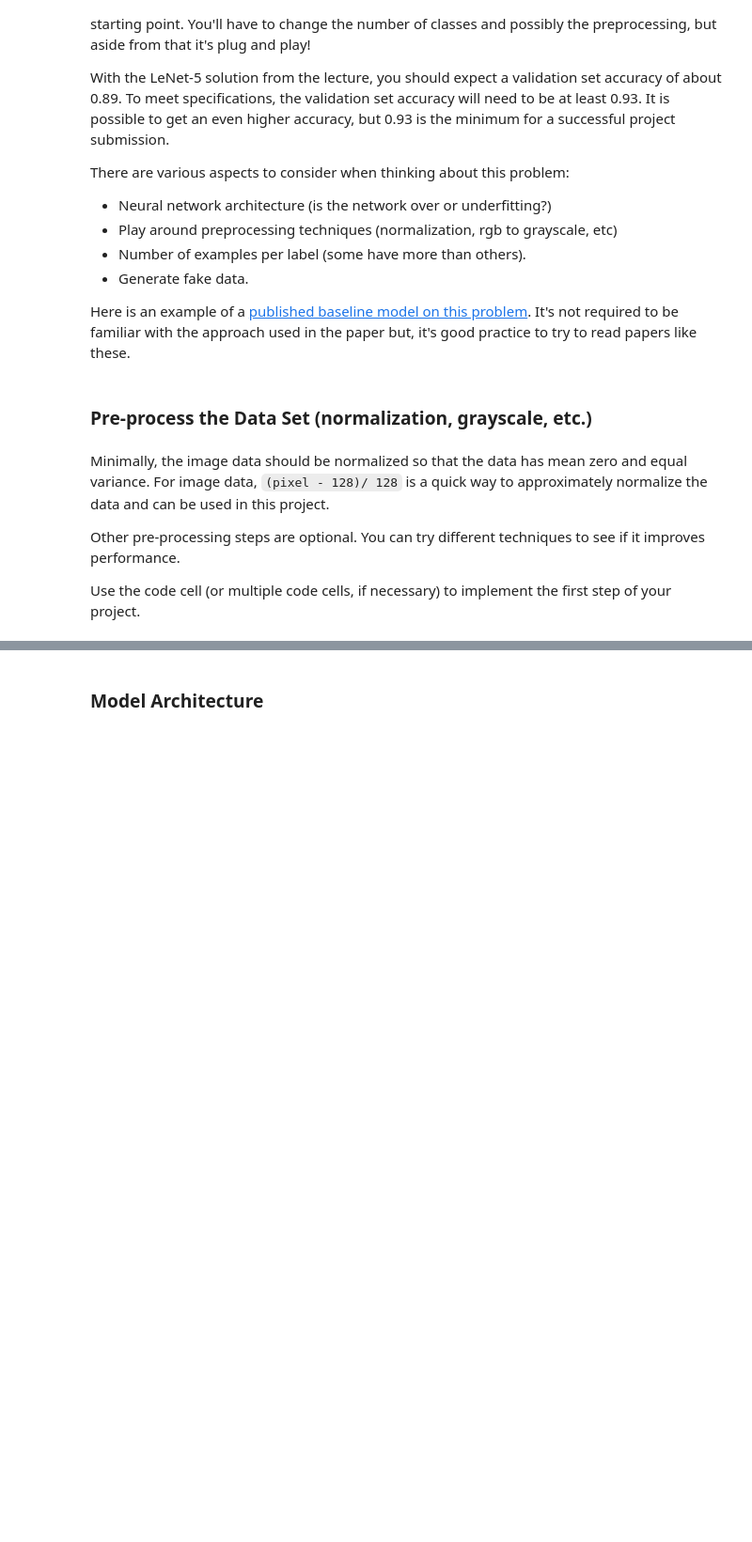
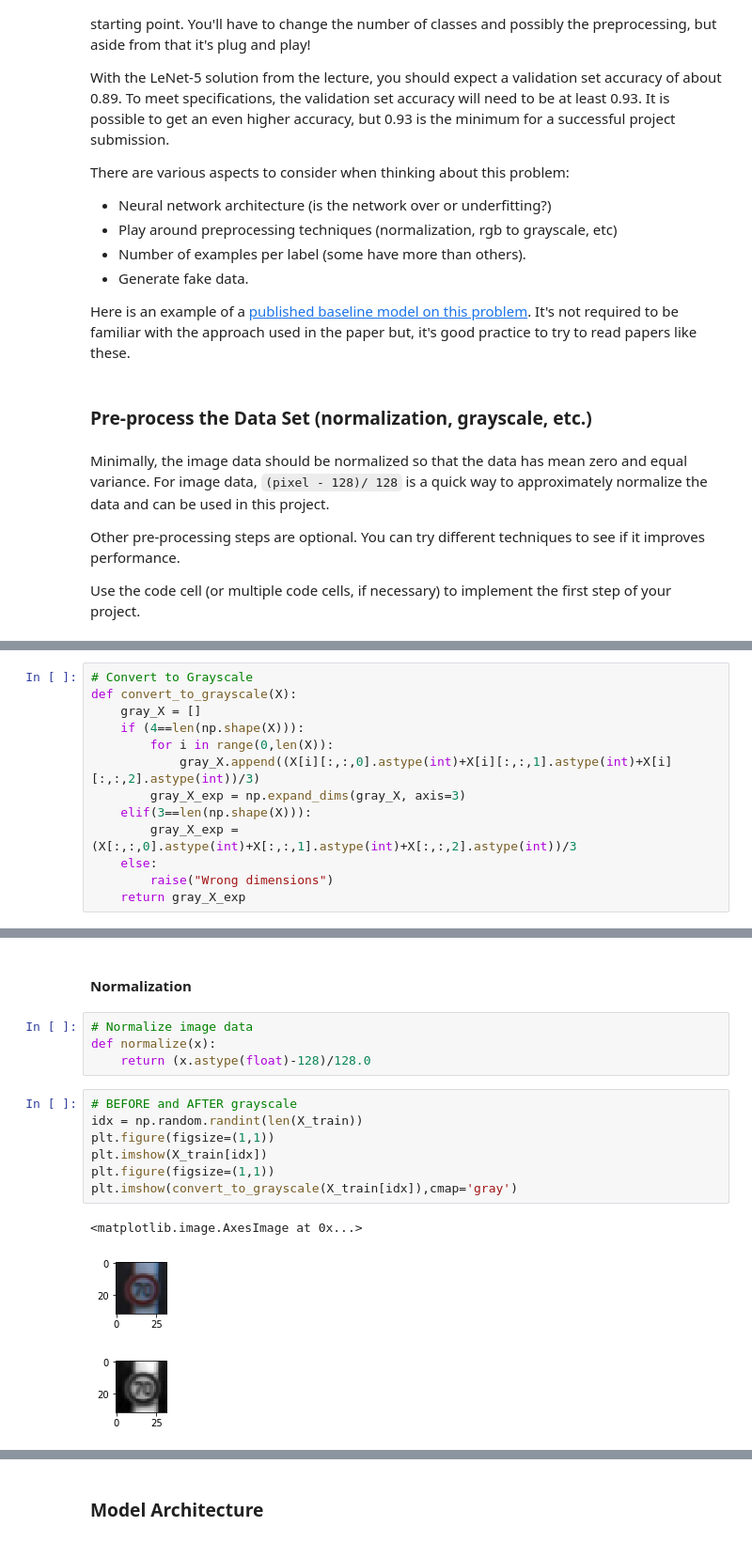
Before and after one commit to MC-8/SDC-P2-traffic-signs, a Jupyter notebook: Traffic_Sign_Classifier.ipynb, the cells around one changed output, grey strips where cells are left out. Shown: that part at 94% size. Cells and saved outputs as stored; diff of their text form; blank space fills up the shorter version.

```diff
--- a/Traffic_Sign_Classifier.ipynb
+++ b/Traffic_Sign_Classifier.ipynb
@@ -126,0 +178,13 @@ Use the code cell (or multiple code cells, if necessary) to implement the first
+# %%
+# Convert to Grayscale
+def convert_to_grayscale(X):
+    gray_X = []
+    if (4==len(np.shape(X))):
+        for i in range(0,len(X)):
+            gray_X.append((X[i][:,:,0].astype(int)+X[i][:,:,1].astype(int)+X[i][:,:,2].astype(int))/3)
+        gray_X_exp = np.expand_dims(gray_X, axis=3)
+    elif(3==len(np.shape(X))):
+        gray_X_exp = (X[:,:,0].astype(int)+X[:,:,1].astype(int)+X[:,:,2].astype(int))/3
+    else:
+        raise("Wrong dimensions")
+    return gray_X_exp
@@ -126,0 +243,17 @@ Use the code cell (or multiple code cells, if necessary) to implement the first
+# %% [markdown]
+#### Normalization
+# %%
+# Normalize image data
+def normalize(x):
+    return (x.astype(float)-128)/128.0
+# %%
+# BEFORE and AFTER grayscale
+idx = np.random.randint(len(X_train))
+plt.figure(figsize=(1,1))
+plt.imshow(X_train[idx])
+plt.figure(figsize=(1,1))
+plt.imshow(convert_to_grayscale(X_train[idx]),cmap='gray')
+# %% [output]
+<matplotlib.image.AxesImage at 0x...>
+[figure, added]
+[figure, added]
```
Also changed, not shown: parts of 25 cells of this notebook.
